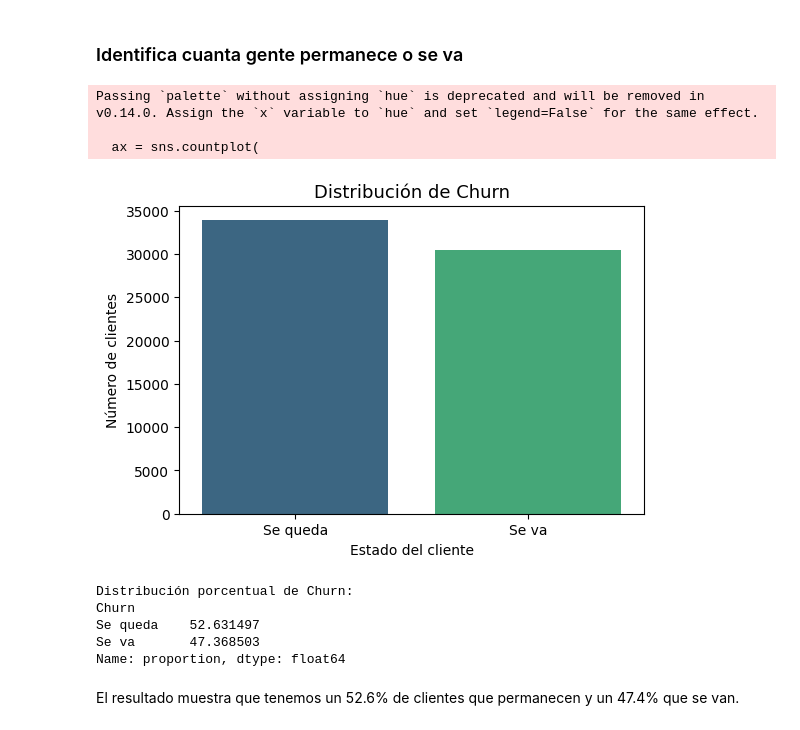
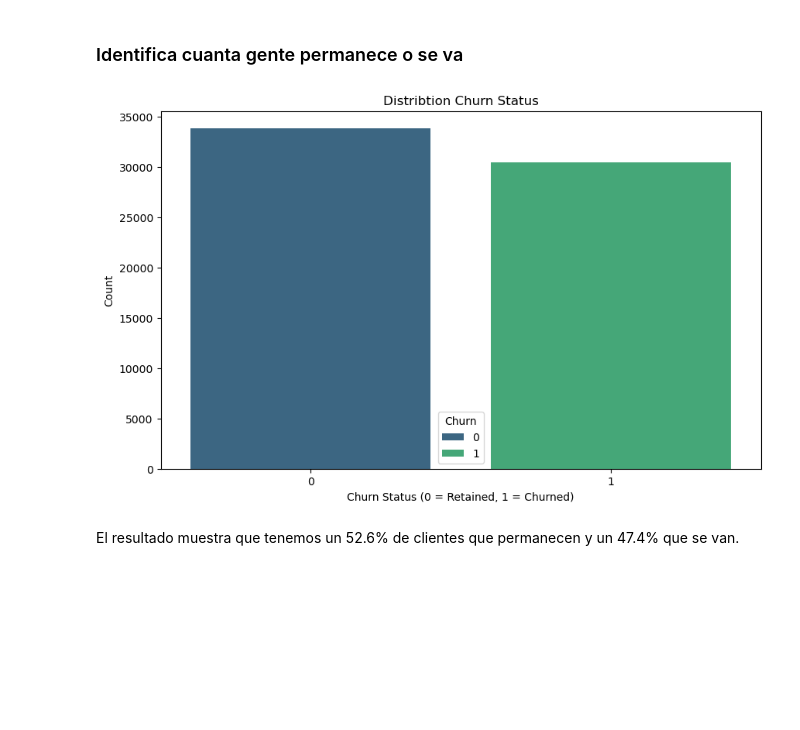
Before and after one commit to BrianSilenT/churninsight-hackaton, a Jupyter notebook: data-science/notebooks/churn.ipynb, the cells around one changed output. Cells and saved outputs as stored; diff of their text form; code cells hidden in the pictures; blank space fills up the shorter version.

```diff
--- a/data-science/notebooks/churn.ipynb
+++ b/data-science/notebooks/churn.ipynb
@@ -3,7 +3,7 @@ import pandas as pd
 import seaborn as sns
 import matplotlib.pyplot as plt
 # %%
-data = "../data/customer_churn_dataset.csv"
+data = "customer_churn_dataset.csv"
 # %%
 df = pd.read_csv(data)
 df
@@ -49,35 +49,13 @@ df = df.drop('CustomerID', axis=1)
 # %% [markdown]
 ### Identifica cuanta gente permanece o se va
 # %%
-plt.figure(figsize=(6, 4))
-
-ax = sns.countplot(
-    x='Churn',
-    data=df,
-    palette='viridis'
-)
-
-ax.set_title('Distribución de Churn', fontsize=13)
-ax.set_xlabel('Estado del cliente')
-ax.set_ylabel('Número de clientes')
-
-ax.set_xticklabels(['Se queda', 'Se va'])
-
-plt.show()
-
-churn_pct = df['Churn'].value_counts(normalize=True) * 100
-print('Distribución porcentual de Churn:')
-print(churn_pct.rename({0: 'Se queda', 1: 'Se va'}))
+plt.figure(figsize= (10, 6))
+sns.countplot(data= df, x= 'Churn', hue= 'Churn',palette= 'viridis')
+plt.title('Distribtion Churn Status')
+plt.xlabel('Churn Status (0 = Retained, 1 = Churned)')
+plt.ylabel('Count');
 # %% [output]
-Passing `palette` without assigning `hue` is deprecated and will be removed in v0.14.0. Assign the `x` variable to `hue` and set `legend=False` for the same effect.
-
-  ax = sns.countplot(
-[figure, old version]
+[figure, new version]
-Distribución porcentual de Churn:
-Churn
-Se queda    52.631497
-Se va       47.368503
-Name: proportion, dtype: float64
 # %% [markdown]
 El resultado muestra que tenemos un 52.6% de clientes que permanecen y un 47.4% que se van.
 # %% [markdown]
```
